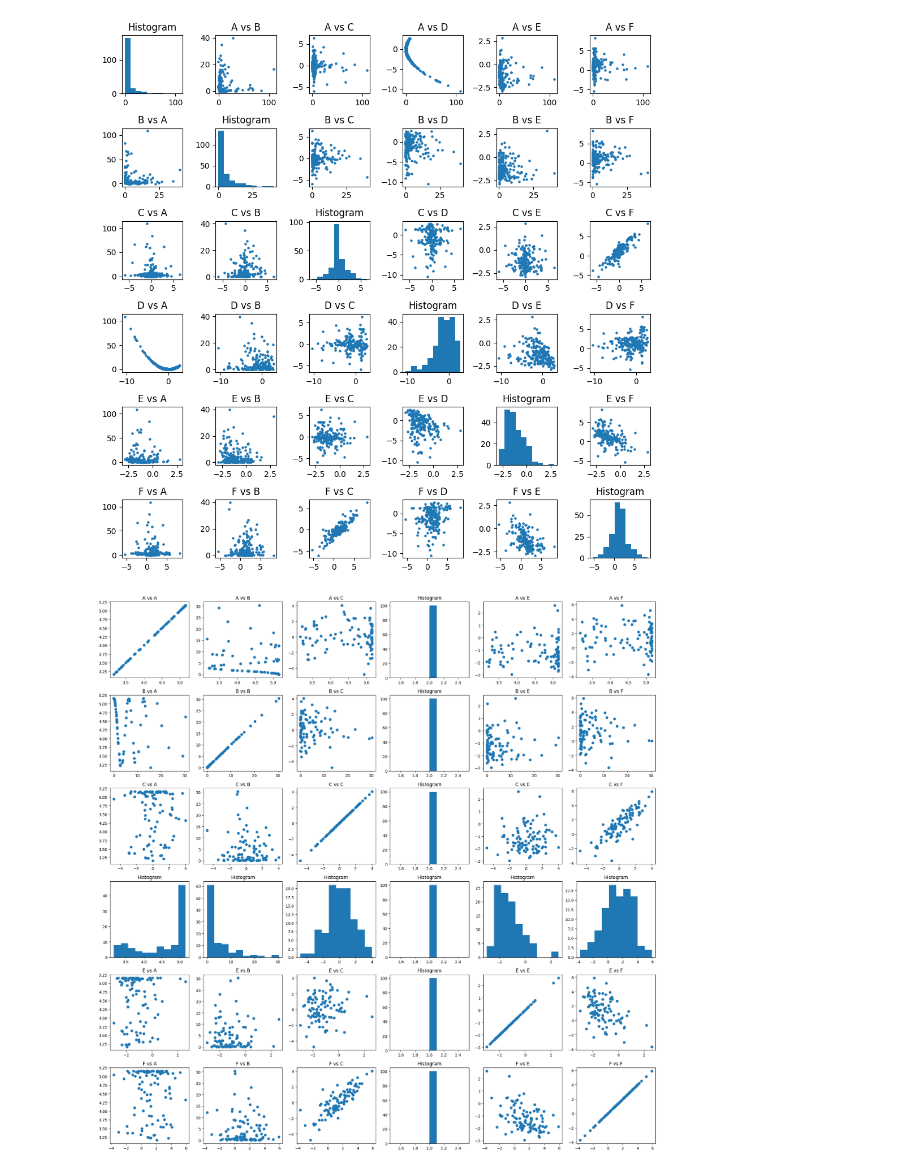
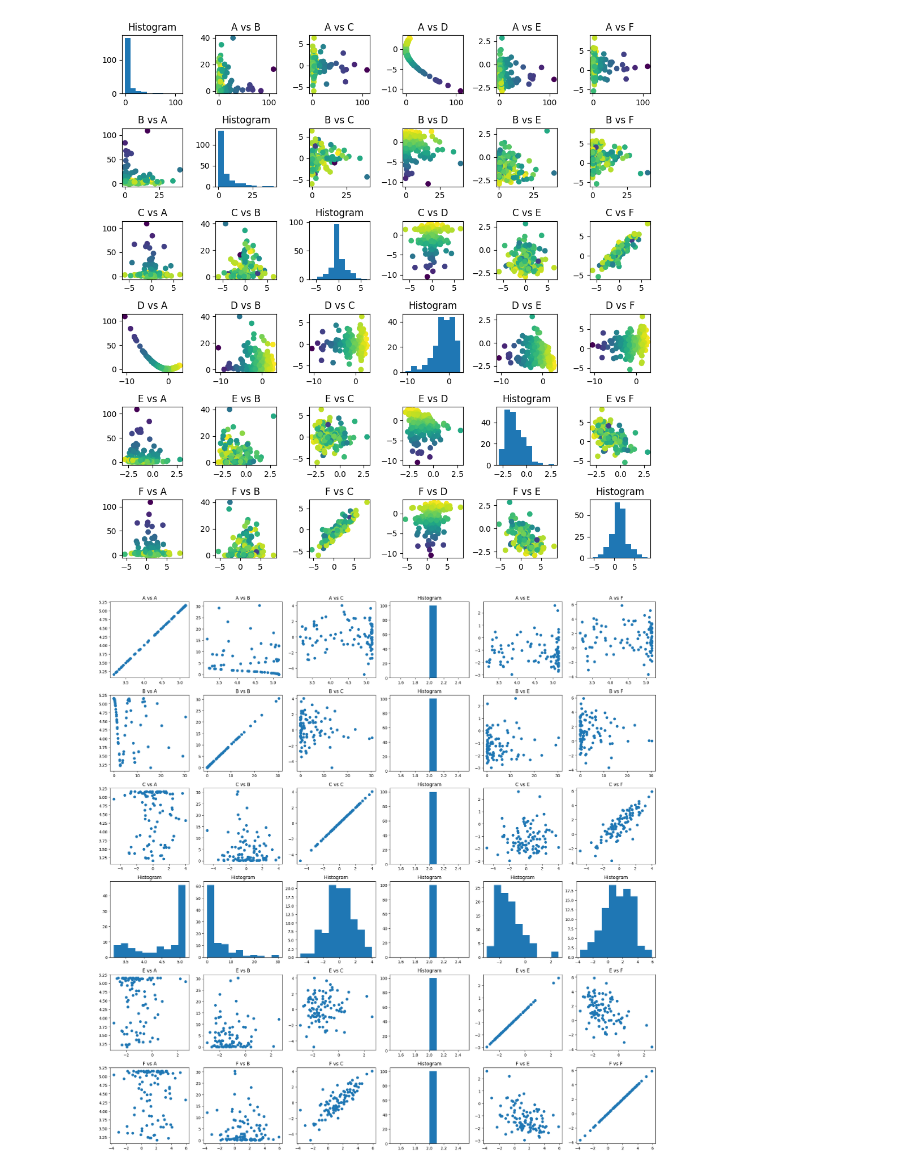
Before and after one commit to katinka314/AL_graph_project, a Jupyter notebook: main.ipynb, the cells around one changed output. Cells and saved outputs as stored; diff of their text form; code cells hidden in the pictures.

Commit message:
added plot

```diff
--- a/main.ipynb
+++ b/main.ipynb
@@ -3,10 +3,10 @@ from plotting_functions import *
 # %%
 basedata_path = "data/baseline_200_samples.csv"
 basedata = load_data(datapath=basedata_path)
 
-plot_grid(basedata, n=6)
+plot_grid(basedata, n=6, idx=3)
 # %% [output]
-[figure, old version]
+[figure, new version]
 # %%
 intD2_path = "data/intervention_100_D2.csv"
 intD2_data = load_data(datapath=intD2_path)
```
Also changed, not shown: parts of 1 cell of this notebook.
